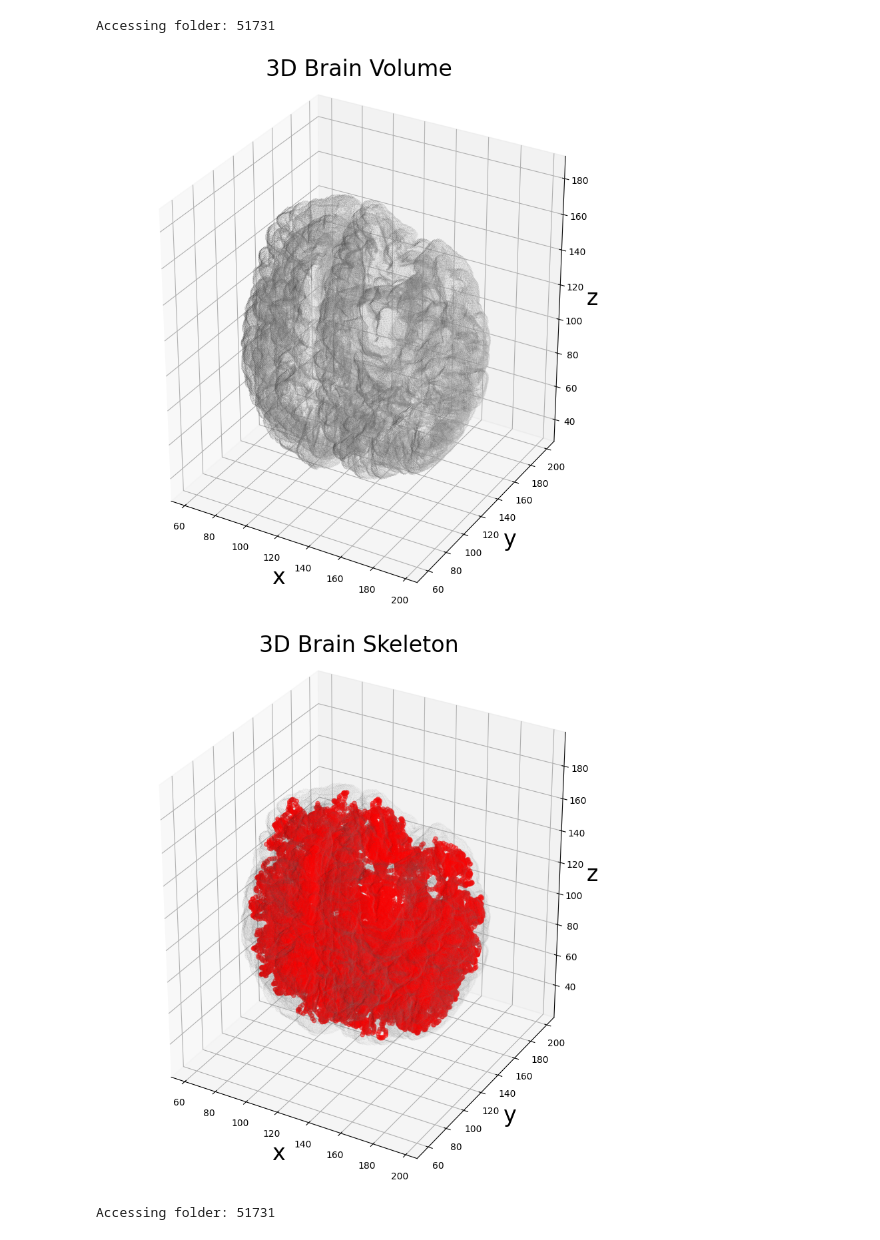
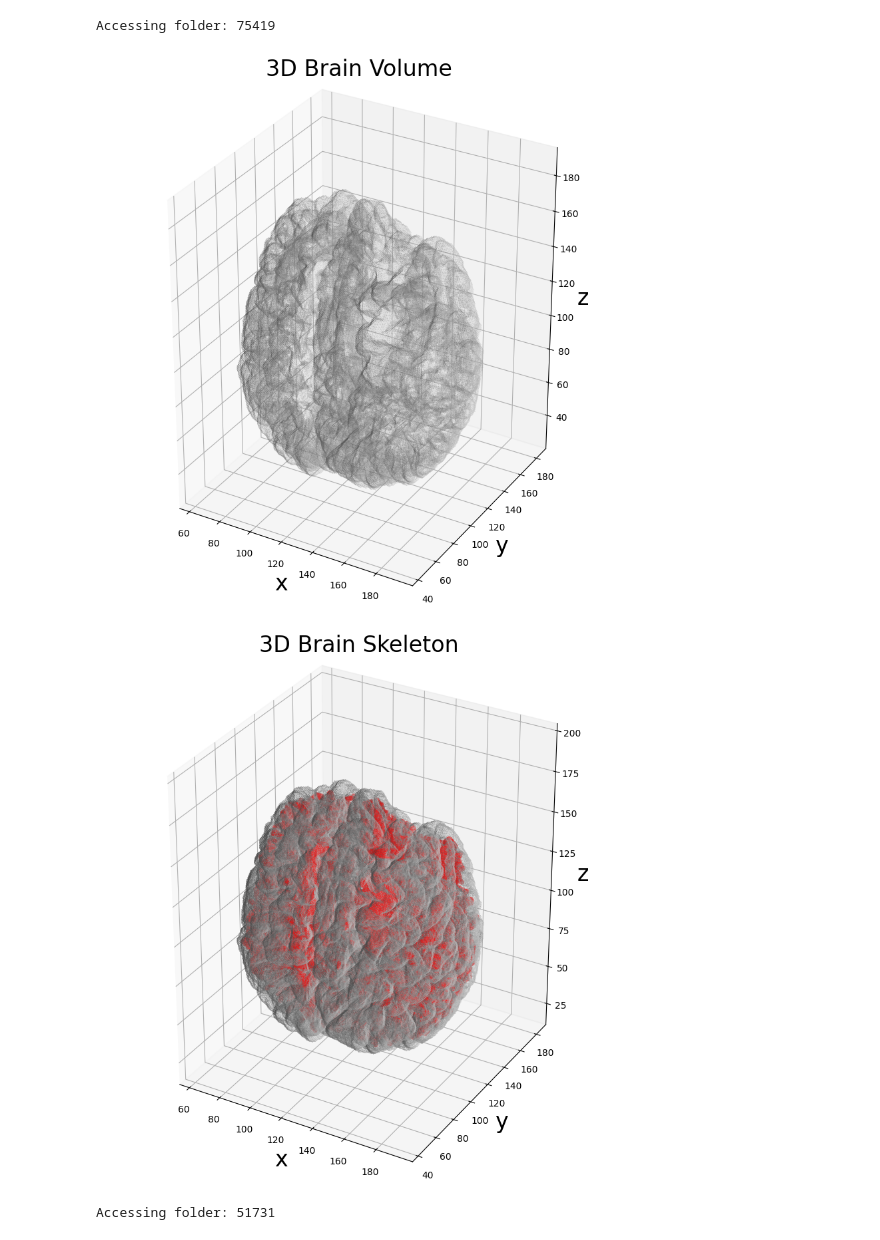
Before and after one commit to DePasquale99/MRI-network, a Jupyter notebook: data_exploration.ipynb, the cells around one changed output. Cells and saved outputs as stored; diff of their text form; code cells hidden in the pictures.

```diff
--- a/data_exploration.ipynb
+++ b/data_exploration.ipynb
@@ -10,13 +10,14 @@ import nibabel.freesurfer.mghformat as mghf # read mgz images
 from skimage.morphology import skeletonize_3d
 from skimage.measure import marching_cubes
 import matplotlib.pyplot as plt
+from random import shuffle
 
 # Path to the main directory containing the folders with data
 main_directory = "PR-graphomics/sequences/"
 
 # List all subfolders inside the main directory
 folders = [f for f in os.listdir(main_directory) if os.path.isdir(os.path.join(main_directory, f))]
-
+folders = np.random.permutation(folders)
 # Loop through each folder
 for folder in folders:
     print(f"Accessing folder: {folder}")
@@ -59,37 +60,37 @@ for folder in folders:
 
     break
 # %% [output]
-Accessing folder: 51731
+Accessing folder: 75419
-[figure, old version]
+[figure, new version]
 # %%
 #Prints the skeleton under the brain surface
 
 
 skeleton = skeletonize_3d(volume)
 
 # plot the results
 fig = plt.figure(figsize=(10, 10))
 ax = fig.add_subplot(projection='3d')
 
 # draw the skeleton shape
 sx, sy, sz = np.where(skeleton)
 ax.scatter(sx, sy, sz, color='r', marker='o', s=20, alpha=0.5)
 
 # draw the object volume
 ptx, pty, ptz = verts.T
 ax.plot_trisurf(ptx, pty, faces, ptz,
                 color='lightgray',
-                alpha=0.01,
+                alpha=0.1,
                 antialiased=False,
                 linewidth=0.0
                )
 ax.set_box_aspect((np.ptp(ptx), np.ptp(pty), np.ptp(ptz)))
 ax.set_xlabel('x', fontsize=24)
 ax.set_ylabel('y', fontsize=24)
 ax.set_zlabel('z', fontsize=24)
 _ = ax.set_title('3D Brain Skeleton', fontsize=24)
 # %% [output]
-[figure, old version]
+[figure, new version]
 # %%
 #Here I print one slice of the T1 image, as well as the full brain reconstruction
 from nilearn import plotting
```
Also changed, not shown: parts of 2 cells of this notebook, 1 other file.
